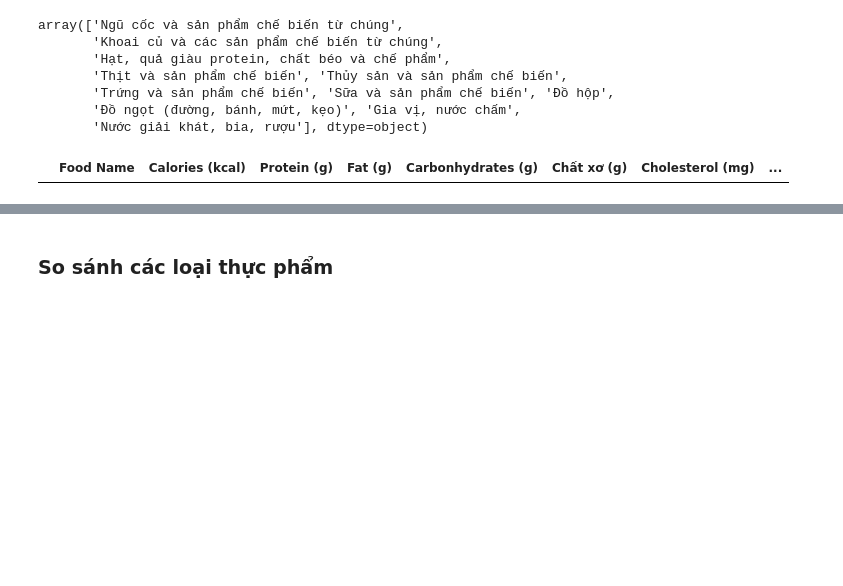
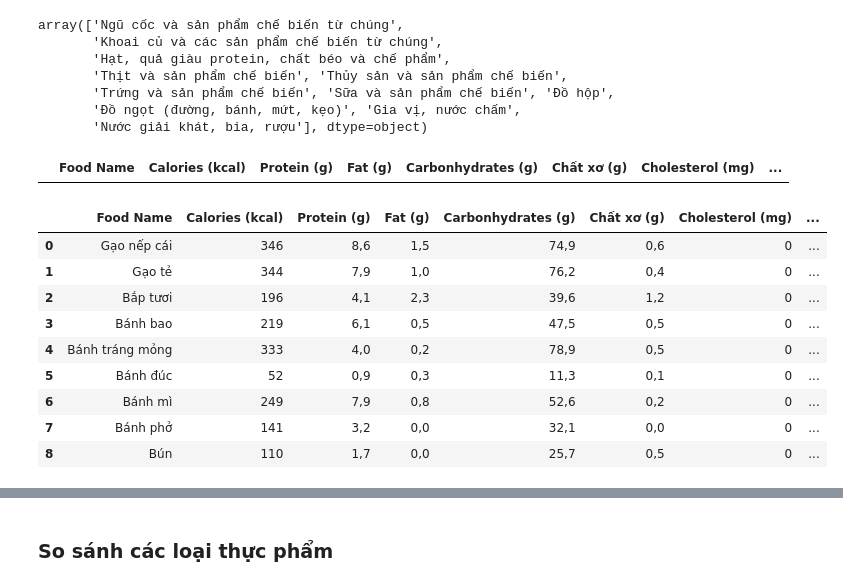
Before and after one commit to Al3927/Vietnamese-Food-Nutrition-Analysis, a Jupyter notebook: Analysis.ipynb, the cells around one changed output, grey strips where cells are left out. Cells and saved outputs as stored; diff of their text form; code cells hidden in the pictures; blank space fills up the shorter version.

```diff
--- a/Analysis.ipynb
+++ b/Analysis.ipynb
@@ -259,0 +260,13 @@ for i in df["Food Type"].unique():
+# %%
+    df.loc[df['Food Type'] == food_type[0]]
+# %% [output]
+|  | Food Name | Calories (kcal) | Protein (g) | Fat (g) | Carbonhydrates (g) | Chất xơ (g) | Cholesterol (mg) | ... |
+| 0 | Gạo nếp cái | 346 | 8,6 | 1,5 | 74,9 | 0,6 | 0 | ... |
+| 1 | Gạo tẻ | 344 | 7,9 | 1,0 | 76,2 | 0,4 | 0 | ... |
+| 2 | Bắp tươi | 196 | 4,1 | 2,3 | 39,6 | 1,2 | 0 | ... |
+| 3 | Bánh bao | 219 | 6,1 | 0,5 | 47,5 | 0,5 | 0 | ... |
+| 4 | Bánh tráng mỏng | 333 | 4,0 | 0,2 | 78,9 | 0,5 | 0 | ... |
+| 5 | Bánh đúc | 52 | 0,9 | 0,3 | 11,3 | 0,1 | 0 | ... |
+| 6 | Bánh mì | 249 | 7,9 | 0,8 | 52,6 | 0,2 | 0 | ... |
+| 7 | Bánh phở | 141 | 3,2 | 0,0 | 32,1 | 0,0 | 0 | ... |
+| 8 | Bún | 110 | 1,7 | 0,0 | 25,7 | 0,5 | 0 | ... |
```
Also changed, not shown: parts of 3 cells of this notebook.
